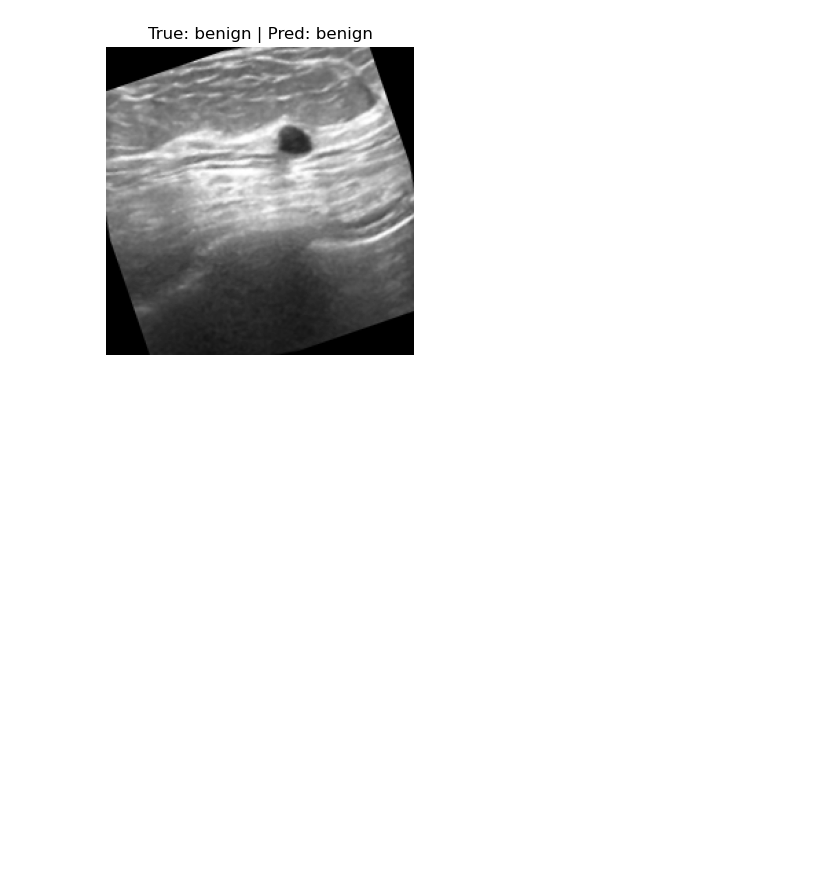
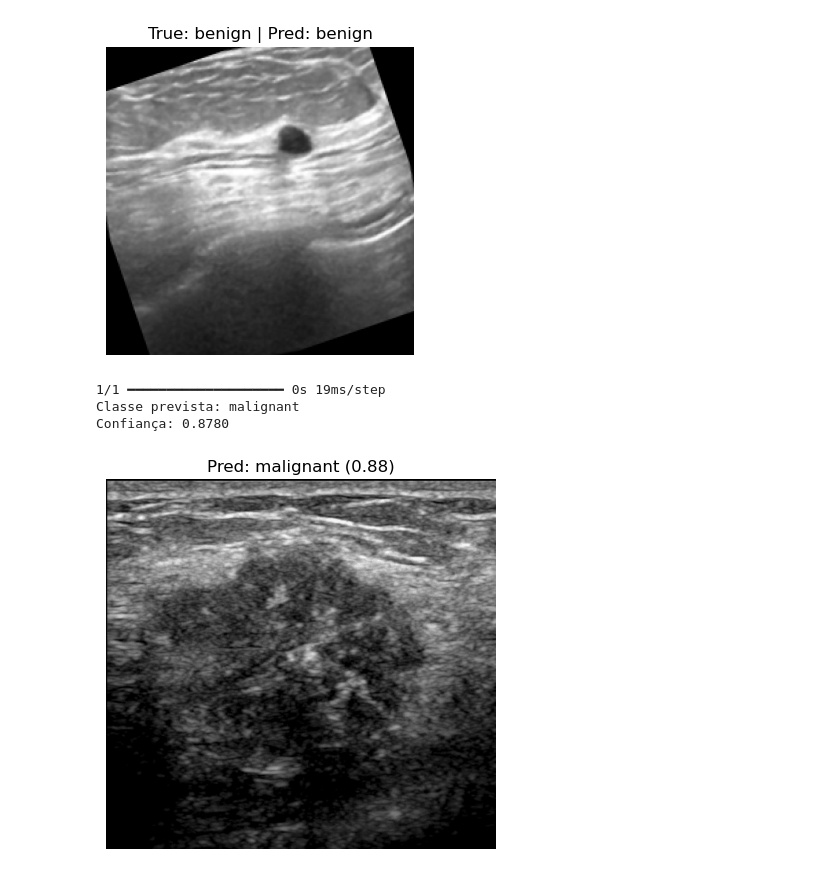
Before and after one commit to r1p33r/attention_breastCancer_classification, a Jupyter notebook: CNN_CBAM_Dataset_UBIBC-ECA-Net.ipynb, the cells around one changed output. Cells and saved outputs as stored; diff of their text form; code cells hidden in the pictures; blank space fills up the shorter version.

```diff
--- a/CNN_CBAM_Dataset_UBIBC-ECA-Net.ipynb
+++ b/CNN_CBAM_Dataset_UBIBC-ECA-Net.ipynb
@@ -689,0 +678,57 @@ for _ in range(num_images):
+# %%
+import cv2
+import numpy as np
+import matplotlib.pyplot as plt
+
+# 🔹 Caminho da imagem (coloque aqui a imagem que você baixou)
+img_path = '/home/pc/Downloads/cancer_mama.jpg'
+
+# 🔹 Parâmetros (mesmos do treino)
+img_sz = 224
+class_names = {0: 'benign', 1: 'malignant'}
+
+# 🔹 Função de pré-processamento
+def preprocess_image(img_path):
+    img = cv2.imread(img_path, cv2.IMREAD_GRAYSCALE)
+
+    if img is None:
+        raise ValueError("Erro ao carregar a imagem")
+
+    # Redimensionar
+    img = cv2.resize(img, (img_sz, img_sz))
+
+    # Normalizar
+    img = img.astype('float32') / 255.0
+
+    # Expandir dimensões → (224,224,1)
+    img = np.expand_dims(img, axis=-1)
+
+    # Expandir batch → (1,224,224,1)
+    img = np.expand_dims(img, axis=0)
+
+    return img
+
+# 🔹 Pré-processar imagem
+img_input = preprocess_image(img_path)
+
+# 🔹 Fazer predição
+pred_probs = model.predict(img_input)
+pred_class = np.argmax(pred_probs, axis=1)[0]
+confidence = np.max(pred_probs)
+
+# 🔹 Mostrar resultado
+print(f"Classe prevista: {class_names[pred_class]}")
+print(f"Confiança: {confidence:.4f}")
+
+# 🔹 Mostrar imagem
+img_display = cv2.imread(img_path, cv2.IMREAD_GRAYSCALE)
+
+plt.imshow(img_display, cmap='gray')
+plt.title(f"Pred: {class_names[pred_class]} ({confidence:.2f})")
+plt.axis('off')
+plt.show()
+# %% [output]
+1/1 ━━━━━━━━━━━━━━━━━━━━ 0s 19ms/step
+Classe prevista: malignant
+Confiança: 0.8780
+[figure, added]
```
Also changed, not shown: parts of 20 cells of this notebook.
